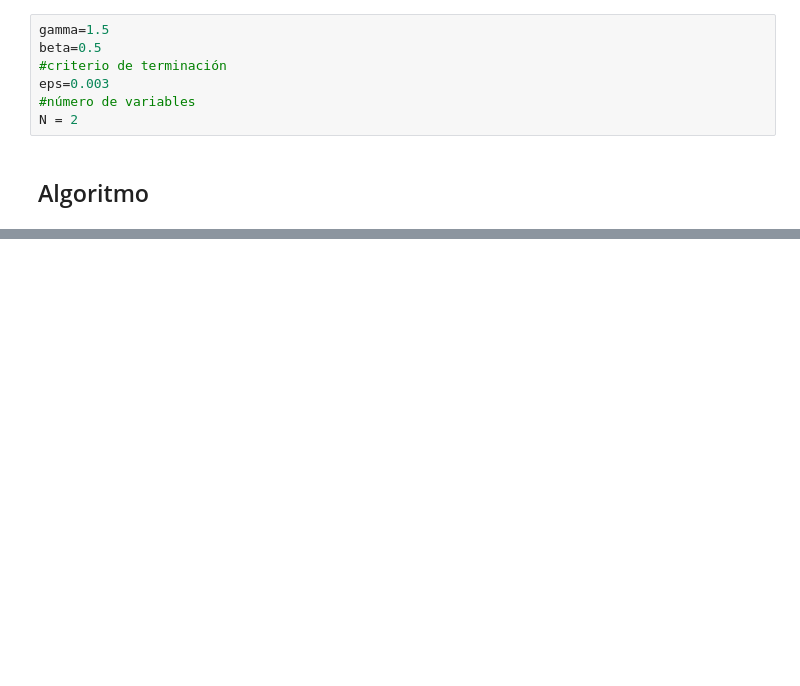
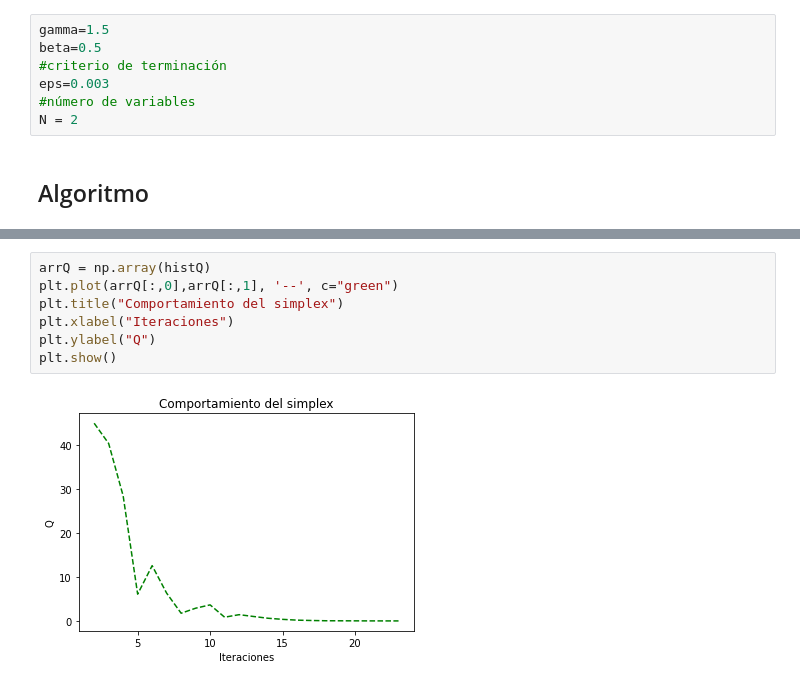
Before and after one commit to sdominguez/Optimizacion, a Jupyter notebook: Python/Simplex.ipynb, the cells around one changed output, grey strips where cells are left out. Drawn from its saved outputs; the diff is of its cells as text; blank space fills up the shorter version.

```diff
--- a/Python/Simplex.ipynb
+++ b/Python/Simplex.ipynb
@@ -118,0 +134,9 @@ Mejor solución encontrada
+# %%
+arrQ = np.array(histQ)
+plt.plot(arrQ[:,0],arrQ[:,1], '--', c="green")
+plt.title("Comportamiento del simplex")
+plt.xlabel("Iteraciones")
+plt.ylabel("Q")
+plt.show()
+# %% [output]
+[figure, added]
```
Also changed, not shown: parts of 4 cells of this notebook.
